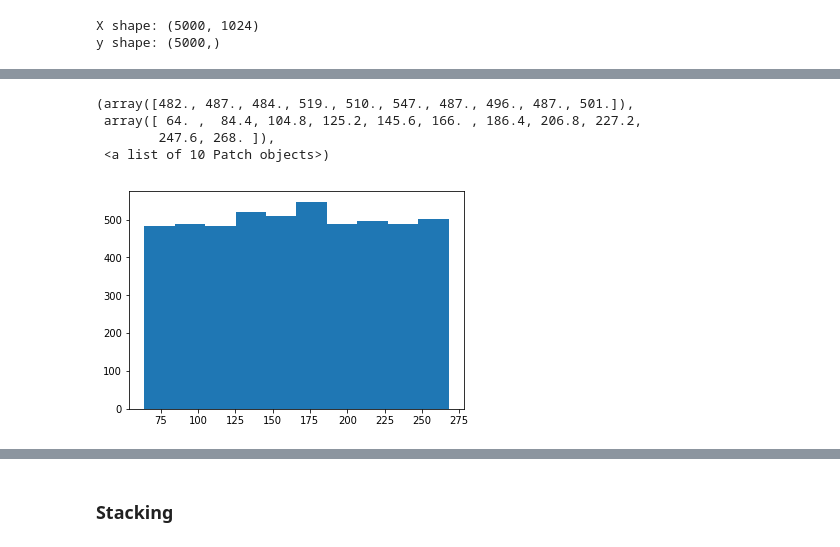
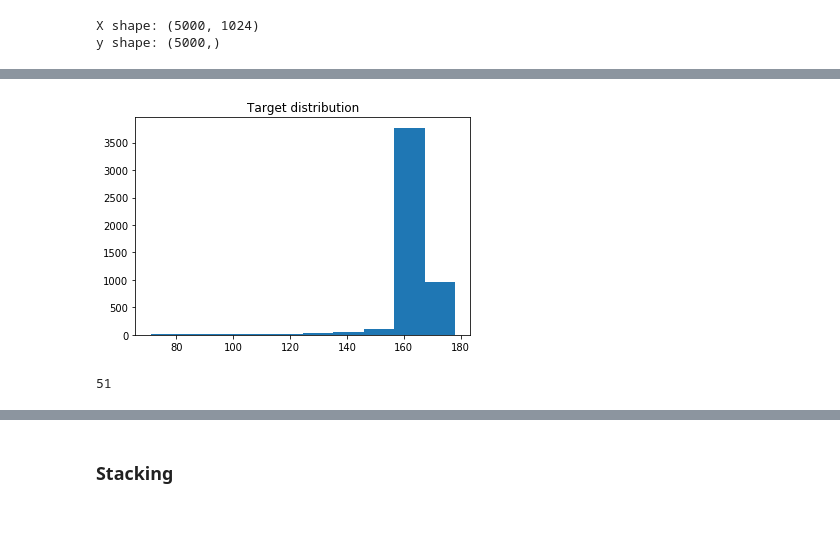
Before and after one commit to whiteRa2bit/cern_summer_project, a Jupyter notebook: problem2/reference_time_regressor.ipynb, the cells around one changed output, grey strips where cells are left out. Drawn from its saved outputs; the diff is of its cells as text; code cells hidden in the pictures; blank space fills up the shorter version.

```diff
--- a/problem2/reference_time_regressor.ipynb
+++ b/problem2/reference_time_regressor.ipynb
@@ -44,6 +44,12 @@ def signal_cyclic_shift(signal, tau):
 X_origin, y_origin = get_data()
 
 mean_argmin =  int(np.argmin(X_origin, axis=1).mean())
+# %%
+def get_ref_time(first_impulse, second_impulse, first_ref_time, second_ref_time):
+    if np.min(first_impulse) < np.min(second_impulse):
+         return first_ref_time
+    else:
+        return second_ref_time
 # %%
 import random
 
@@ -68,7 +74,6 @@ def generate_multi_signal(X_origin, y_origin, tau, alpha, to_plot=False):
 
 #     print("AFTER SHIFT:", first_ref_time, second_ref_time)
 
-
     multi_impulse = first_impulse + second_impulse*alpha
     multi_impulse /= -np.min(multi_impulse)
 
@@ -87,20 +92,14 @@ def generate_multi_signal(X_origin, y_origin, tau, alpha, to_plot=False):
         plt.legend(['First signal', 'Second signal', 'Sum of signals'])
         plt.show()
 
-
-    if alpha > 1:                   ### If we have alpha >= 1 so second_ref_time always will be close to 167
-        ref_time = first_ref_time   ### so we will predict first_ref_time
-    else:
-        ref_time = second_ref_time
-
-    ref_time = first_ref_time
+    ref_time = get_ref_time(first_impulse, second_impulse*alpha, first_ref_time, second_ref_time)
 
     return {'first_impulse': first_impulse_shifted,\
             'second_impulse': second_impulse_shifted,\
             'ref_time': ref_time,\
             'multi_impulse': multi_impulse_shifted}
 # %%
-alpha_range = np.arange(1, 100, 0.1)
+alpha_range = np.array([np.around(10**i, decimals=4) for i in np.arange(-3, 3.1, 0.1)])
 tau_range = np.arange(-100, 101, 1)
 
 alpha = random.choice(alpha_range)
@@ -156,7 +145,7 @@ def prepare_data(X_origin, y_origin, tau_range, alpha_range, data_size=1000, to_
 
 # alpha_range = [10]
 # tau_range = [0]
-alpha_range = np.arange(1, 100, 0.1)
+alpha_range = np.array([np.around(10**i, decimals=4) for i in np.arange(-3, 3.1, 0.1)])
 tau_range = np.arange(-100, 101, 1)
 # %%
 X, y = prepare_data(X_origin, y_origin, tau_range, alpha_range, data_size=5000, to_print=True)
@@ -172,10 +161,8 @@ X.shape
 # %%
 from sklearn.preprocessing import normalize
 # %%
+plt.title("Target distribution")
 plt.hist(y)
+plt.show()
 # %% [output]
-(array([482., 487., 484., 519., 510., 547., 487., 496., 487., 501.]),
- array([ 64. ,  84.4, 104.8, 125.2, 145.6, 166. , 186.4, 206.8, 227.2,
-        247.6, 268. ]),
- <a list of 10 Patch objects>)
-[figure, old version]
+[figure, new version]
@@ -181,0 +174,4 @@ plt.hist(y)
+# %%
+len(idxs)
+# %% [output]
+51
```
Also changed, not shown: parts of 14 cells of this notebook, 14 other files.
